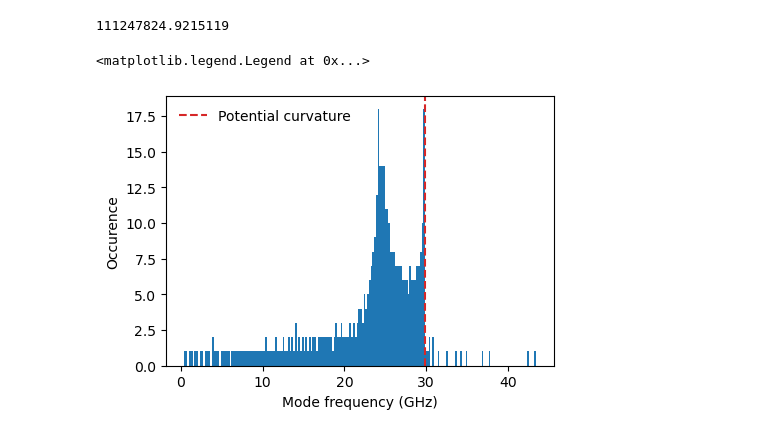
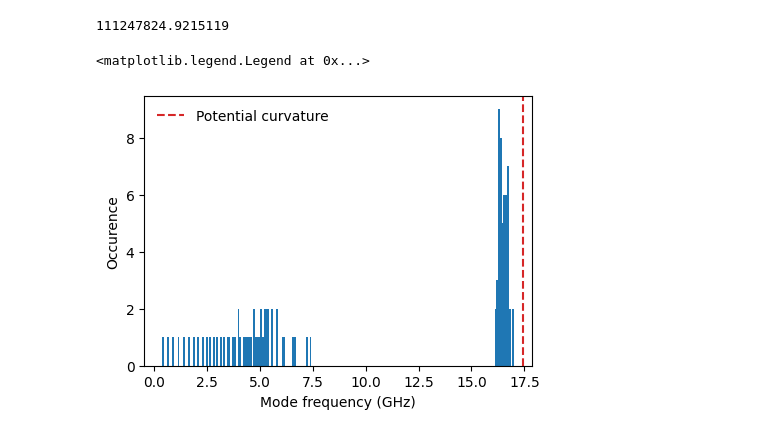
Before and after one commit to gkoolstra/quantum_electron, a Jupyter notebook: examples/04_long_channel.ipynb, the cells around one changed output. Saved outputs shown, nothing was run; the diff lists cells and outputs as text; code cells hidden in the pictures.

```diff
--- a/examples/04_long_channel.ipynb
+++ b/examples/04_long_channel.ipynb
@@ -55,0 +19,6 @@ p.plot_potential_energy(dxdy=(channel_length, 8))
+# %%
+voltages = {"trench" : 0.1, "gnd" : 0.0}
+
+fig, ax = plt.subplots(1, 1, figsize=(10, 4))
+p = PotentialVisualization(potential_dict, voltages)
+p.plot_potential_energy(ax=ax, dxdy=(55, 4))
@@ -55,0 +27,22 @@ p.plot_potential_energy(dxdy=(channel_length, 8))
+# %%
+potential_slice = -potential_dict['trench'][500, :]
+
+fig = plt.figure(figsize=(5, 3.5))
+plt.plot(potential_dict['ylist'], potential_slice)
+plt.xlim(-2, 2)
+plt.xlabel(f"y ({chr(956)}m)")
+plt.ylabel("Potential energy $U$ (eV)")
+
+def quadratic_func(x, *p):
+    a, b, c = p
+    return a*x**2 + b*x + c
+
+fitdomain = (-1, 1) # microns
+selection = np.where((potential_dict['ylist'] > fitdomain[0]) & (potential_dict['ylist'] < fitdomain[-1]))[0]
+xdata = potential_dict['ylist'][selection]
+ydata = potential_slice[selection]
+
+popt, pcov = scipy.optimize.curve_fit(quadratic_func, xdata, ydata, p0=(1, 1, 1))
+
+plt.plot(xdata, quadratic_func(xdata, *popt), '-r')
+quadratic_coefficient = popt[0] / micron ** 2
@@ -100,5 +98,5 @@ Trap curvature for electrons is 29.850102621705076 GHz
 # %%
-n_electrons = 300
+n_electrons = 50
 n_plots = 5
 
 fig, ax = plt.subplots(1, 1, figsize=(12, 4))
@@ -108,7 +106,7 @@ fm.remove_unbound_electrons = True
 
 # Create a rectangular initial condition
 n_rows = 1
-init_x = np.tile(np.linspace(-channel_length+1.5, channel_length-1.5, n_electrons // n_rows), n_rows) * micron
+init_x = np.tile(np.linspace(-channel_length/2+1.5, channel_length/2-1.5, n_electrons // n_rows), n_rows) * micron
 init_y = np.repeat(np.linspace(-.8, 8, n_rows), n_electrons // n_rows) * micron
 initial_condition = xy2r(init_x, init_y)
 
@@ -116,7 +114,7 @@ initial_condition = xy2r(init_x, init_y)
 res = fm.get_electron_positions(n_electrons=n_electrons, electron_initial_positions=initial_condition, verbose=False)
 final_x, final_y = r2xy(res['x'])
 
-fm.plot_potential_energy(ax=ax, dxdy=(channel_length, 2), print_voltages=False, plot_contours=False)
+fm.plot_potential_energy(ax=ax, dxdy=(channel_length, 4), print_voltages=False, plot_contours=False)
 fm.plot_electron_positions(res, ax=ax, marker_size=4)
 
 # Feed this into the model
@@ -133,7 +131,7 @@ fm.plot_electron_positions(res, ax=ax)
 n_plots = 4
 
 fig, ax = plt.subplots(n_plots, 1, figsize=(12, 3*n_plots))
-fm.set_rf_interpolator(rf_electrode_labels=['ch'])
+fm.set_rf_interpolator(rf_electrode_labels=['trench'])
 
 for n in range(n_plots):
     fm.plot_potential_energy(ax=ax[n], dxdy=(channel_length, 2), print_voltages=False, plot_contours=False)
@@ -213,15 +240,15 @@ np.sqrt(4 * (2 * qe ** 2 / (4 * np.pi * eps0 * me * a ** 3))) / (2 * np.pi * 1e9
 # %% [output]
 111247824.9215119
 # %%
-trap_curvature = 1 / (2 * np.pi * 1e9) * np.sqrt(2 * qe * voltages['ch'] / micron ** 2 / me)
+trap_curvature = 1 / (2 * np.pi * 1e9) * np.sqrt(2 * qe * voltages['trench'] * quadratic_coefficient / me)
 
 fig = plt.figure(figsize=(5., 3.5))
 plt.hist(efreqs/1e9, bins=200)
 plt.axvline(trap_curvature, linestyle='--', color='tab:red', label="Potential curvature")
 plt.xlabel("Mode frequency (GHz)")
 plt.ylabel("Occurence")
 
 plt.legend(loc=0, frameon=False)
 # %% [output]
 <matplotlib.legend.Legend at 0x...>
-[figure, old version]
+[figure, new version]
```
Also changed, not shown: parts of 24 cells of this notebook, 1 other file.
